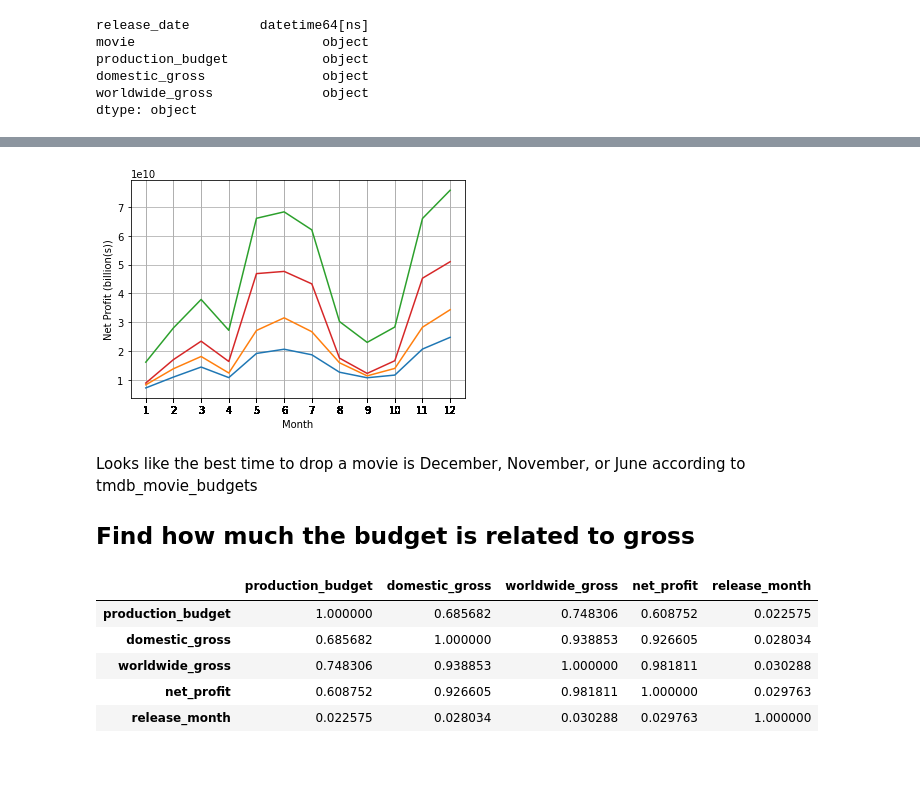
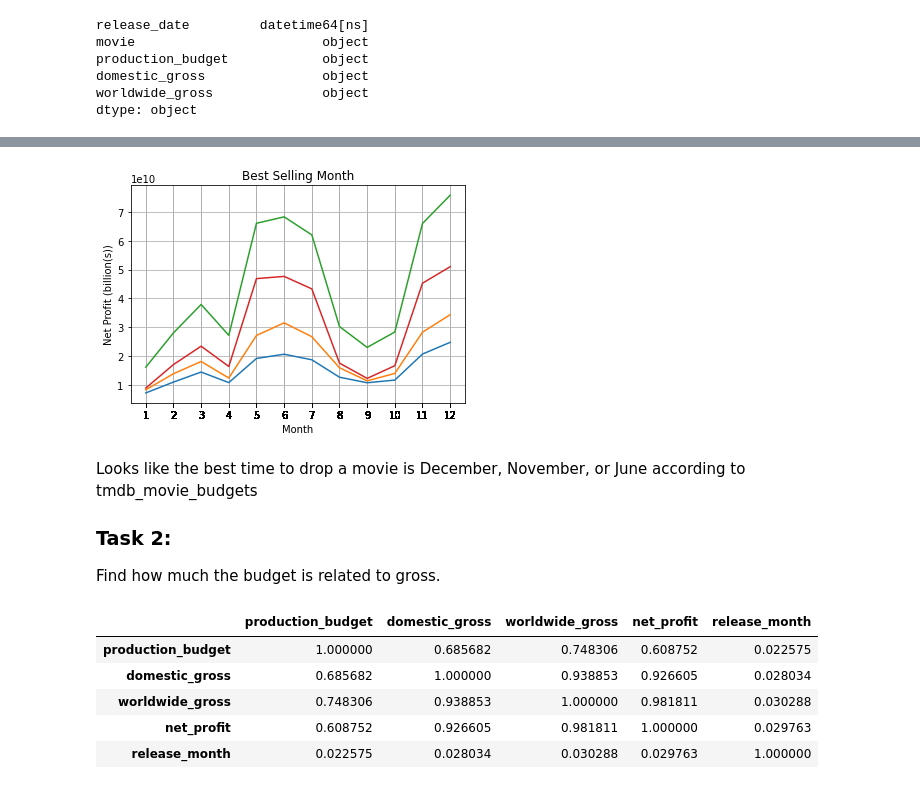
Before and after one commit to kreggthegoat/dsc-phase-1-project, a Jupyter notebook: student.ipynb, the cells around one changed output, grey strips where cells are left out. Drawn from its saved outputs; the diff is of its cells as text; code cells hidden in the pictures.

```diff
--- a/student.ipynb
+++ b/student.ipynb
@@ -317,17 +297,19 @@ tn_movie_budgetsplot.head() #group new df on release month column
 # %%
 #plot tn_movie_budgetsplot
 plt.plot(tn_movie_budgetsplot)
 plt.xticks(tn_movie_budgets['release_month'])
+plt.title('Best Selling Month')
 plt.xlabel("Month")
 plt.ylabel('Net Profit (billion(s))')
 plt.grid()
 plt.show()
 # %% [output]
-[figure, old version]
+[figure, new version]
 # %% [markdown]
 Looks like the best time to drop a movie is December, November, or June according to tmdb_movie_budgets
 
-## Find how much the budget is related to gross
+### Task 2:
+Find how much the budget is related to gross.
 # %%
 tn_movie_budgets.corr()
 # %% [output]
```
Also changed, not shown: parts of 32 cells of this notebook, 2 other files.
